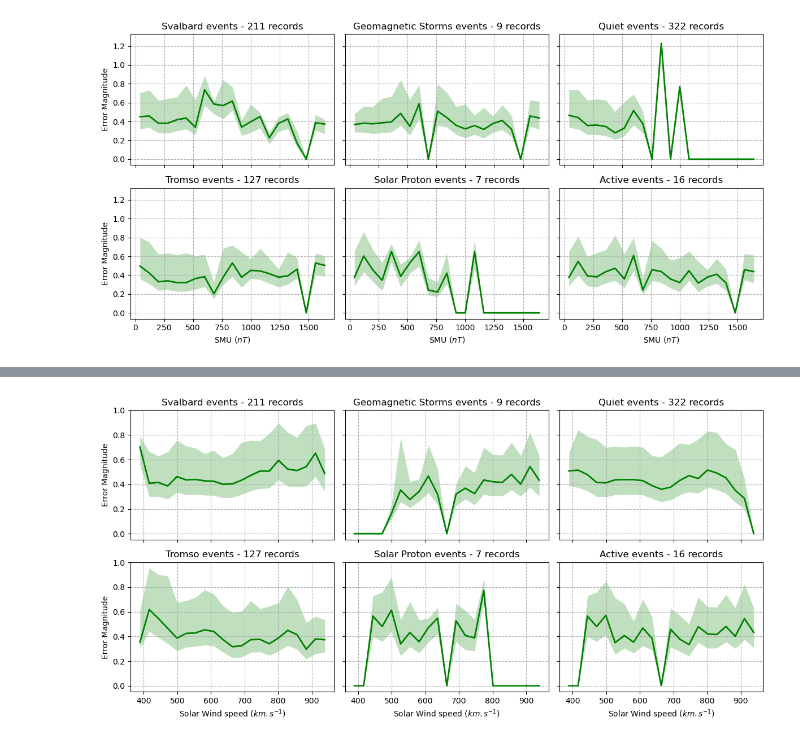
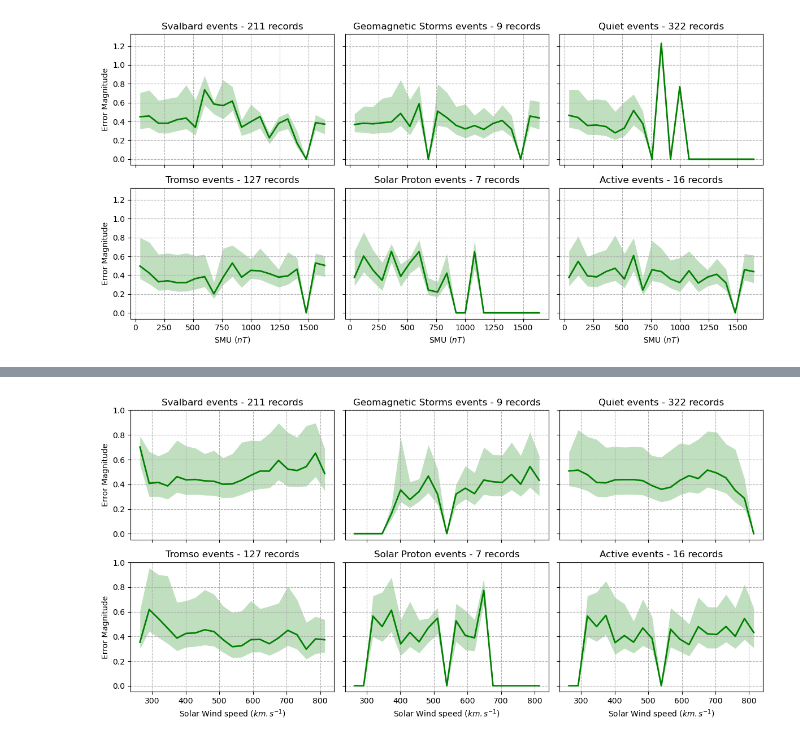
Before and after one commit to remy-guillermin/WACCM-Analysis, a Jupyter notebook: Scripts/Data-Analysis/global_error.ipynb, the cells around one changed output, grey strips where cells are left out. Saved outputs shown, nothing was run; the diff lists cells and outputs as text; code cells hidden in the pictures.

```diff
--- a/Scripts/Data-Analysis/global_error.ipynb
+++ b/Scripts/Data-Analysis/global_error.ipynb
@@ -518,8 +767,8 @@ for i in range(len(masks)):
 
     x = np.array(index_bins)
 
-    axs[i // 3][i % 3].fill_between(x + index_bins[1]/2, mean-less_sigma, mean+more_sigma, color = 'green', alpha=.25, linewidth=0)
-    axs[i // 3][i % 3].plot(x + index_bins[1]/2, mean, 'green', linewidth=2)
+    axs[i // 3][i % 3].fill_between(x + (index_bins[1]-index_bins[0])/2, mean-less_sigma, mean+more_sigma, color = 'green', alpha=.25, linewidth=0)
+    axs[i // 3][i % 3].plot(x + (index_bins[1]-index_bins[0])/2, mean, 'green', linewidth=2)
     axs[i // 3][i % 3].grid(linestyle='--')
     axs[i // 3][i % 3].set_title(f'{type} events - {sum(mask)} records')
 
@@ -588,33 +1086,33 @@ for i in range(len(masks)):
             less_sigma_value = 0
             more_sigma_value = 0
         else:
             mean_value = np.mean(Ne_diff_flat[index_mask])
             less_sigma_value = np.std(Ne_diff_flat[index_mask][Ne_diff_flat[index_mask]<mean_value])
             more_sigma_value = np.std(Ne_diff_flat[index_mask][Ne_diff_flat[index_mask]>mean_value])
         mean_list.append(mean_value)
         less_sigma_list.append(less_sigma_value)
         more_sigma_list.append(more_sigma_value)
 
     mean = np.array(mean_list)
     less_sigma = np.array(less_sigma_list)
     more_sigma = np.array(more_sigma_list)
 
     x = np.array(index_bins)
 
-    axs[i // 3][i % 3].fill_between(x + index_bins[1]/2, mean-less_sigma, mean+more_sigma, color = 'green', alpha=.25, linewidth=0)
-    axs[i // 3][i % 3].plot(x + index_bins[1]/2, mean, 'green', linewidth=2)
+    axs[i // 3][i % 3].fill_between(x + (index_bins[1]-index_bins[0])/2, mean-less_sigma, mean+more_sigma, color = 'green', alpha=.25, linewidth=0)
+    axs[i // 3][i % 3].plot(x + (index_bins[1]-index_bins[0])/2, mean, 'green', linewidth=2)
     axs[i // 3][i % 3].grid(linestyle='--')
     axs[i // 3][i % 3].set_title(f'{type} events - {sum(mask)} records')
 
 axs[1][0].set_xlabel(r'Solar Wind speed ($km.s^{-1}$)')
 axs[1][1].set_xlabel(r'Solar Wind speed ($km.s^{-1}$)')
 axs[1][2].set_xlabel(r'Solar Wind speed ($km.s^{-1}$)')
 
 axs[0][0].set_ylabel('Error Magnitude')
 axs[1][0].set_ylabel('Error Magnitude')
 
 plt.tight_layout()
 plt.savefig(f'../../Output/Figures/error-events/speed.png')
 plt.show()
 # %% [output]
-[figure, old version]
+[figure, new version]
```
Also changed, not shown: parts of 9 cells of this notebook, 12 other files.
